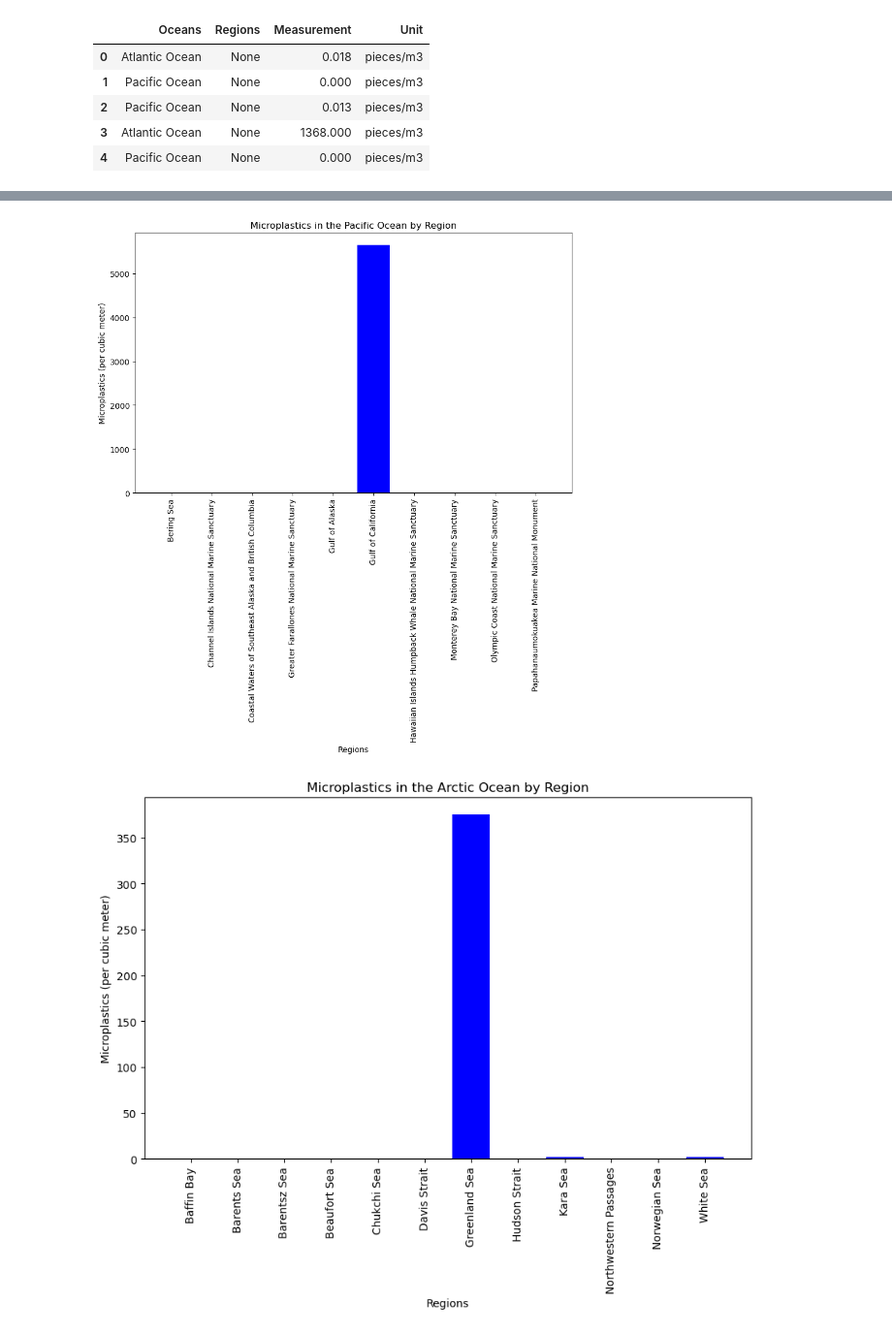
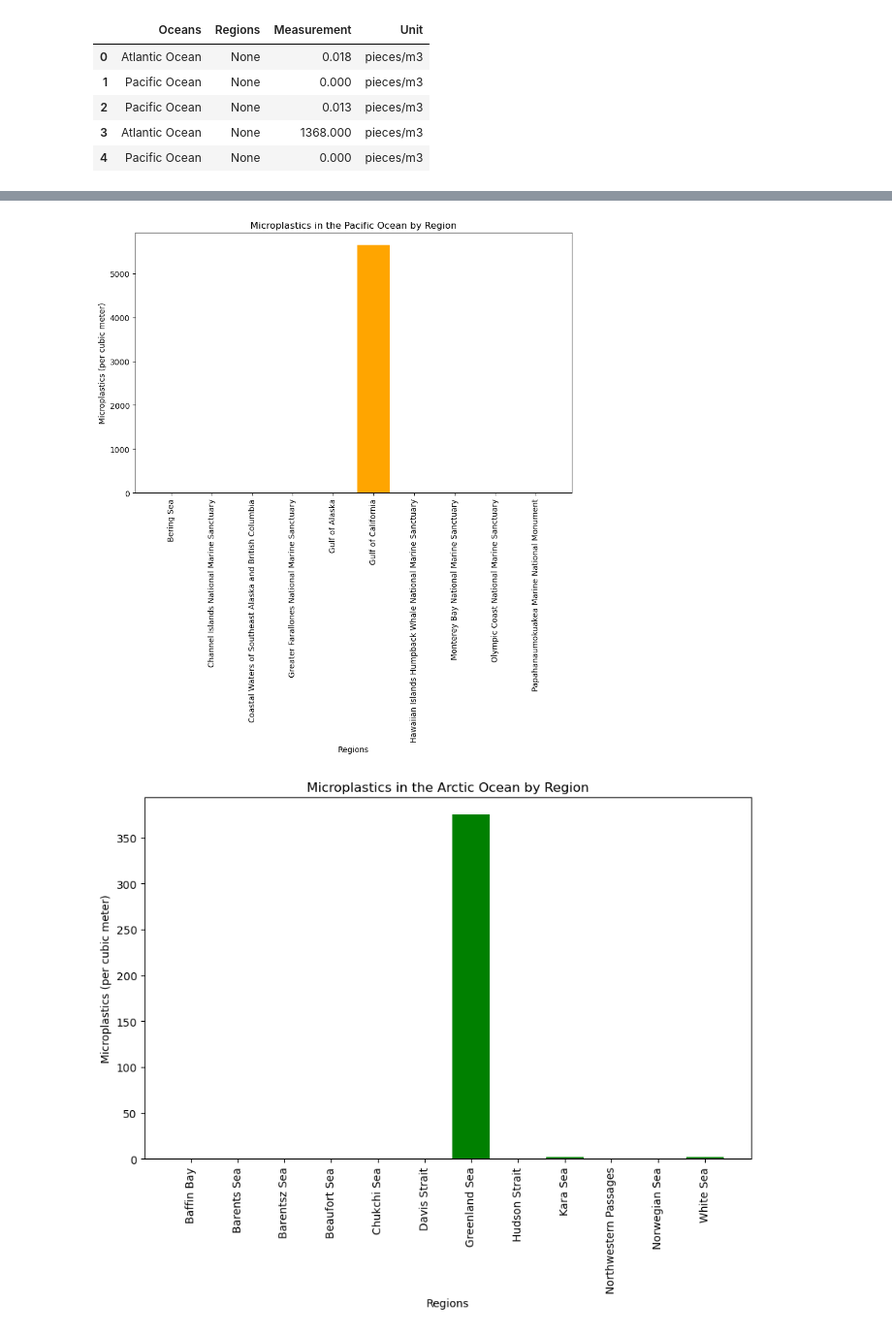
Before and after one commit to emilybomber/Project-3, a Jupyter notebook: Microplastic_JNotebook.ipynb, the cells around one changed output, grey strips where cells are left out. Shown at 97% size. Saved outputs shown, nothing was run; the diff lists cells and outputs as text; code cells hidden in the pictures.

```diff
--- a/Microplastic_JNotebook.ipynb
+++ b/Microplastic_JNotebook.ipynb
@@ -208,33 +208,33 @@ regions = pacific_ocean_df['Regions']
 measurements = pacific_ocean_df['Measurement']
 
 plt.figure(figsize=(10,6))
-plt.bar(regions, measurements, color='blue')
+plt.bar(regions, measurements, color='orange')
 plt.xlabel('Regions')
 plt.ylabel('Microplastics (per cubic meter)')
 plt.title('Microplastics in the Pacific Ocean by Region')
 plt.xticks(rotation=90)
 plt.show()
 # %% [output]
-[figure, old version]
+[figure, new version]
 # %%
 #Plot the Arctic Ocean Data by Region
 specific_ocean = "Arctic Ocean"
 ocean_df = reduced_oceans_df[reduced_oceans_df['Oceans'] == specific_ocean]
 
 ocean_df = ocean_df.dropna(subset=['Regions'])
 arctic_ocean_df = ocean_df.sort_values(by="Regions")
 regions = arctic_ocean_df['Regions']
 measurements = arctic_ocean_df['Measurement']
 
 plt.figure(figsize=(10,6))
-plt.bar(regions, measurements, color='blue')
+plt.bar(regions, measurements, color='green')
 plt.xlabel('Regions')
 plt.ylabel('Microplastics (per cubic meter)')
 plt.title('Microplastics in the Arctic Ocean by Region')
 plt.xticks(rotation=90)
 plt.show()
 # %% [output]
-[figure, old version]
+[figure, new version]
 # %%
 #Plot the Indian Ocean Data by Region
 specific_ocean = "Indian Ocean"
```
Also changed, not shown: parts of 2 cells of this notebook.
